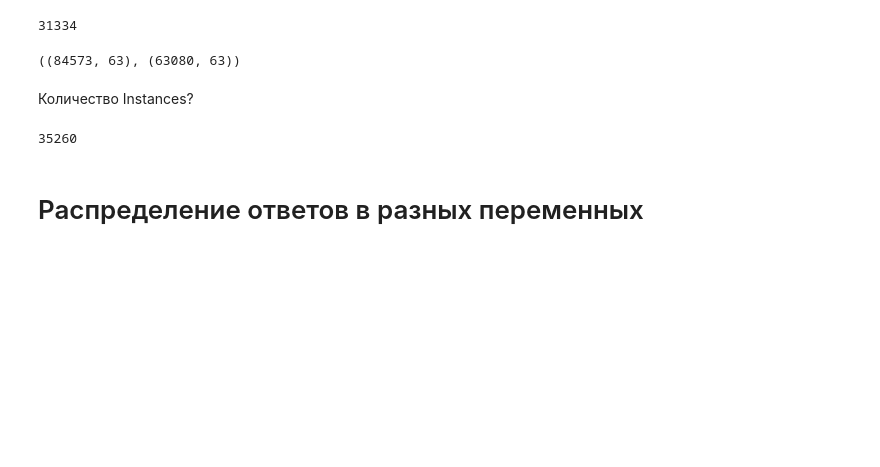
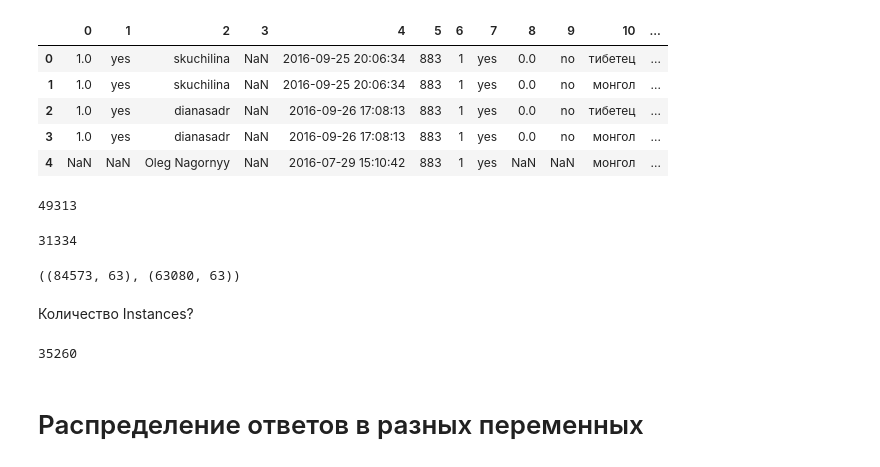
Before and after one commit to i-Hun/phd-thesis-code, a Jupyter notebook: agreement.ipynb, the cells around one changed output. Saved outputs shown, nothing was run; the diff lists cells and outputs as text; code cells hidden in the pictures; blank space fills up the shorter version.

```diff
--- a/agreement.ipynb
+++ b/agreement.ipynb
@@ -52,3 +60,16 @@ df.head()
+# %%
+df.head()
+# %% [output]
+|  | 0 | 1 | 2 | 3 | 4 | 5 | 6 | 7 | 8 | 9 | 10 | ... |
+| 0 | 1.0 | yes | skuchilina | NaN | 2016-09-25 20:06:34 | 883 | 1 | yes | 0.0 | no | тибетец | ... |
+| 1 | 1.0 | yes | skuchilina | NaN | 2016-09-25 20:06:34 | 883 | 1 | yes | 0.0 | no | монгол | ... |
+| 2 | 1.0 | yes | dianasadr | NaN | 2016-09-26 17:08:13 | 883 | 1 | yes | 0.0 | no | тибетец | ... |
+| 3 | 1.0 | yes | dianasadr | NaN | 2016-09-26 17:08:13 | 883 | 1 | yes | 0.0 | no | монгол | ... |
+| 4 | NaN | NaN | Oleg Nagornyy | NaN | 2016-07-29 15:10:42 | 883 | 1 | yes | NaN | NaN | монгол | ... |
+# %%
+df.duplicated(subset="instance_id").sum()
+# %% [output]
+49313
 # %%
 df_instance = df.query(
     "((has_ethnonym_raw_label == 'one') | (has_ethnonym_raw_label == 'several')) &"\
```
Also changed, not shown: parts of 20 cells of this notebook, 10 other files.
